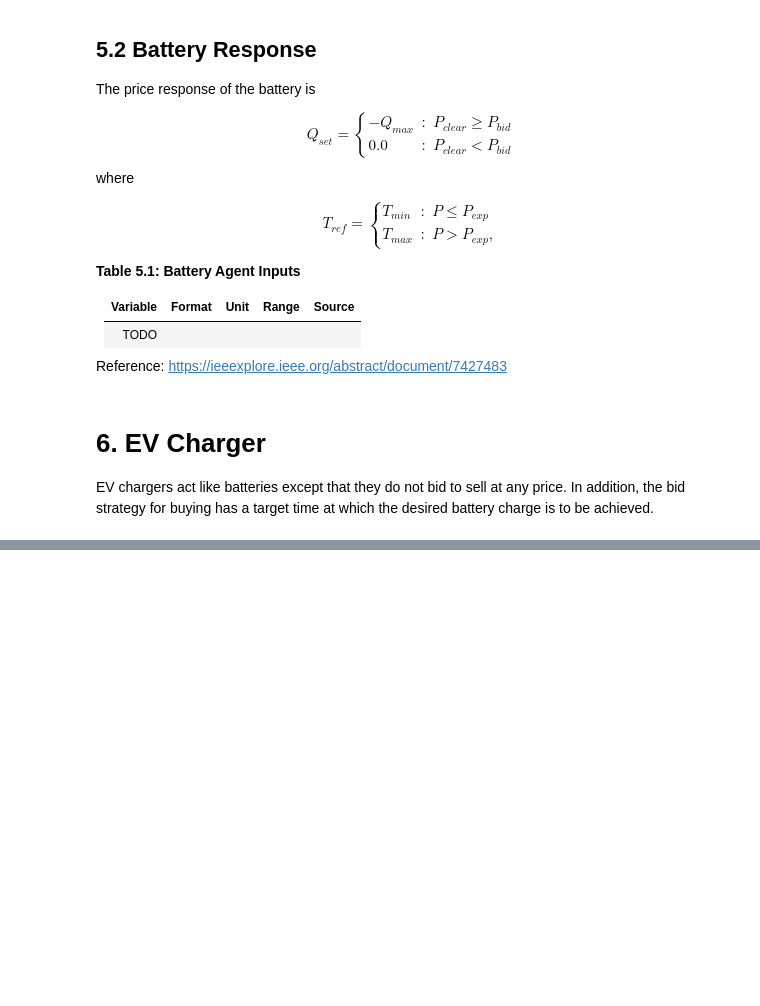
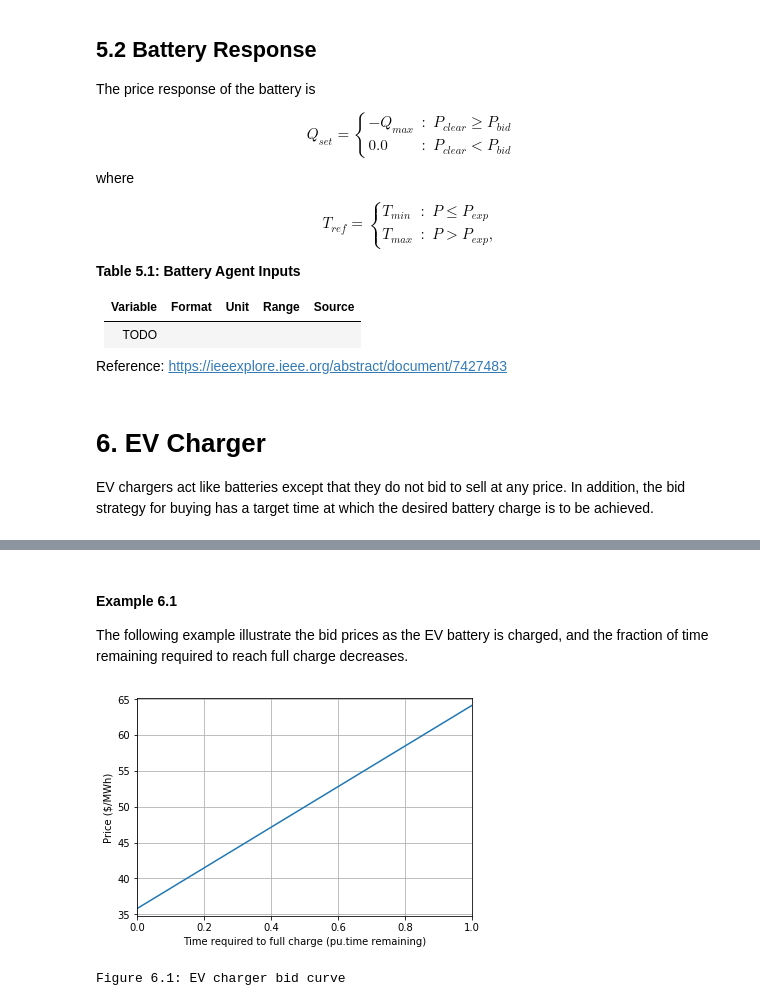
Before and after one commit to slacgismo/TESS, a Jupyter notebook: agents/Bid and response strategy.ipynb, the cells around one changed output, grey strips where cells are left out. Saved outputs shown, nothing was run; the diff lists cells and outputs as text; code cells hidden in the pictures; blank space fills up the shorter version.

```diff
--- a/agents/Bid and response strategy.ipynb
+++ b/agents/Bid and response strategy.ipynb
@@ -463,0 +462,22 @@ Reference: https://ieeexplore.ieee.org/abstract/document/7427483
+# %% [markdown]
+#### Example 6.1
+
+The following example illustrate the bid prices as the EV battery is charged, and the fraction of time remaining required to reach full charge decreases.
+# %%
+trem = 1.0
+trange = np.arange(0,trem+trem/20,trem/10)
+Qev = 6.0
+Kev = 1.0
+Prange = list(map(lambda treq:get_evcharger_bid(Pexp,Pdev,Qev,0,Kev,treq,trem)["offer"],trange))
+plt.figure()
+plt.plot(trange,Prange)
+plt.xlabel('Time required to full charge (pu.time remaining)')
+plt.ylabel('Price ($/MWh)')
+plt.xlim([0,trem])
+plt.ylim([Pexp-3*Pdev*Khw-1,Pexp+3*Pdev*Khw+1])
+plt.grid();
+plt.show();
+print('Figure 6.1: EV charger bid curve')
+# %% [output]
+[figure, added]
+Figure 6.1: EV charger bid curve
```
Also changed, not shown: parts of 6 cells of this notebook.
